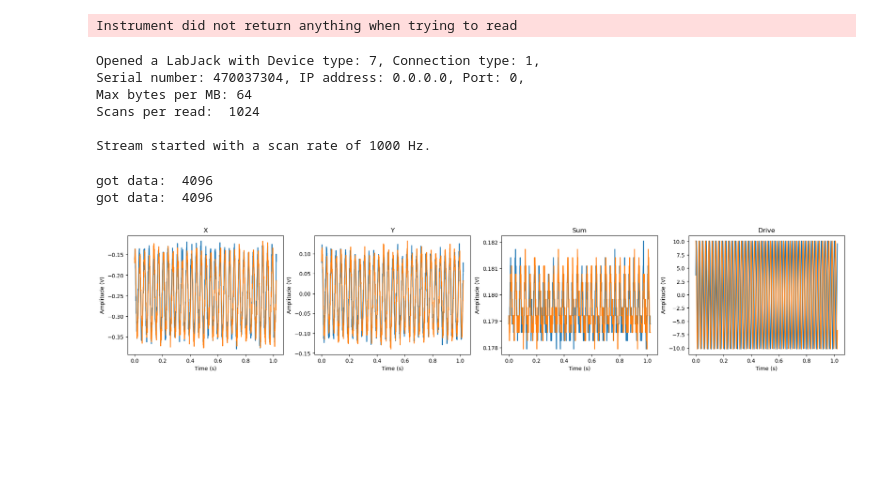
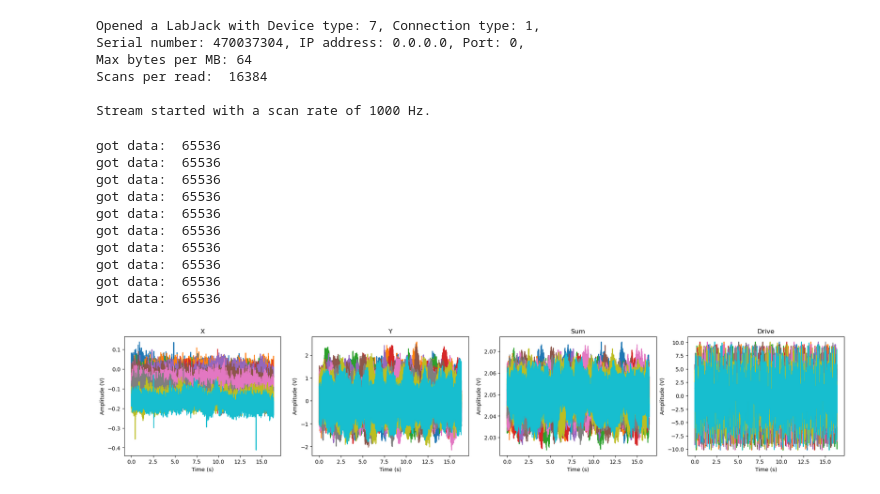
Before and after one commit to Moore-Lab/Decay-Sail, a Jupyter notebook: labjack/measure_transfer_function_labjack.ipynb, the cells around one changed output. Drawn from its saved outputs; the diff is of its cells as text; code cells hidden in the pictures; blank space fills up the shorter version.

Commit message:
updates to measure transfer function

```diff
--- a/labjack/measure_transfer_function_labjack.ipynb
+++ b/labjack/measure_transfer_function_labjack.ipynb
@@ -12,37 +12,31 @@ import labjack_utils as lu
 # %%
 ## data acquisition parameters:
 sampling_rate = 1000 #Hz
-num_samples = 2**10 #1 s per file
-num_traces_per_file = 2 ## number of waveforms to save per file
+num_samples = 2**14 #1 s per file
+num_traces_per_file = 10 ## number of waveforms to save per file
 num_files = 1 # number of files
 
 set_synth = True
 synth_channel = 1 ## must be 1 or 2
-sweep_start_freq = 1 #Hz
-sweep_stop_freq = 50 #Hz
-sweep_amplitude = 20 #V
-sweep_duration = 60 #s
+noise_playback_freq = 0.1 #Hz
+synth_amplitude = 20 #Vpp
 
 save_data = True
-output_path = "../data/20250313/"
+output_path = "../data/20250317/"
 
 plot_data = True
 
 if(not os.path.isdir(output_path)):
     os.makedirs(output_path)
 # %%
-## set up frequency sweep on function generator if desired
+#set noise on function generator if desired
 if(set_synth):
 
     afg = AFG2225("ASRL3::INSTR")
     afg.set_output_onoff(synth_channel, "OFF")
-    afg.set_wavetype(synth_channel, "SIN")
-    afg.set_frequency(synth_channel, sweep_start_freq)
-    afg.set_amplitude(synth_channel, sweep_amplitude)
-    afg.set_sweep(synth_channel, sweep_start_freq, sweep_stop_freq, sweep_duration)
+    afg.set_amplitude(synth_channel, synth_amplitude)
+    afg.set_frequency(synth_channel, noise_playback_freq)
     afg.set_output_onoff(synth_channel, "ON")
-# %% [output]
-Instrument did not return anything when trying to read
 # %%
 importlib.reload(lu)
 
@@ -59,35 +53,43 @@ lj.config(sample_rate=sampling_rate, num_samps_to_read=num_samples, channel_list
 Opened a LabJack with Device type: 7, Connection type: 1,
 Serial number: 470037304, IP address: 0.0.0.0, Port: 0,
 Max bytes per MB: 64
-Scans per read:  1024
+Scans per read:  16384
 
 Stream started with a scan rate of 1000 Hz.
 # %%
 data, totSkip = lj.read_analog_in(num_scans=num_traces_per_file)
 
 if(totSkip > 0):
     print("Warning: Skipped {} samples".format(totSkip))
 
 if(save_data):
-    filename = output_path + "transfer_func_data_%.2fHz_to_%.2fHz_%.2fV.npz"%(sweep_start_freq, sweep_stop_freq, sweep_amplitude)
-    np.savez(filename, data = data, Fs=sampling_rate, sweep_start_freq=sweep_start_freq, sweep_stop_freq=sweep_stop_freq, sweep_amplitude=sweep_amplitude)
+    filename = output_path + "transfer_func_data_noise_%.3fHz_%.3fV.npz"%(noise_playback_freq, synth_amplitude)
+    np.savez(filename, data = data, Fs=sampling_rate, noise_playback_freq=noise_playback_freq, synth_amplitude=synth_amplitude)
 
 if(plot_data):
     ## plot data
     time_vec = np.arange(num_samples)/sampling_rate
 
     plt.figure(figsize=(6*num_channels,4))
     for i in range(num_traces_per_file):
         for ch in range(num_channels):
             plt.subplot(1,num_channels,ch+1)
             plt.plot(time_vec, data[i][:,ch])
             plt.xlabel("Time (s)")
             plt.ylabel("Amplitude (V)")
             plt.title(ch_names[ch])
     plt.show()
 
 lj.close()
 # %% [output]
-got data:  4096
-got data:  4096
+got data:  65536
+got data:  65536
+got data:  65536
+got data:  65536
+got data:  65536
+got data:  65536
+got data:  65536
+got data:  65536
+got data:  65536
+got data:  65536
-[figure, old version]
+[figure, new version]
```
Also changed, not shown: 3 other files.
